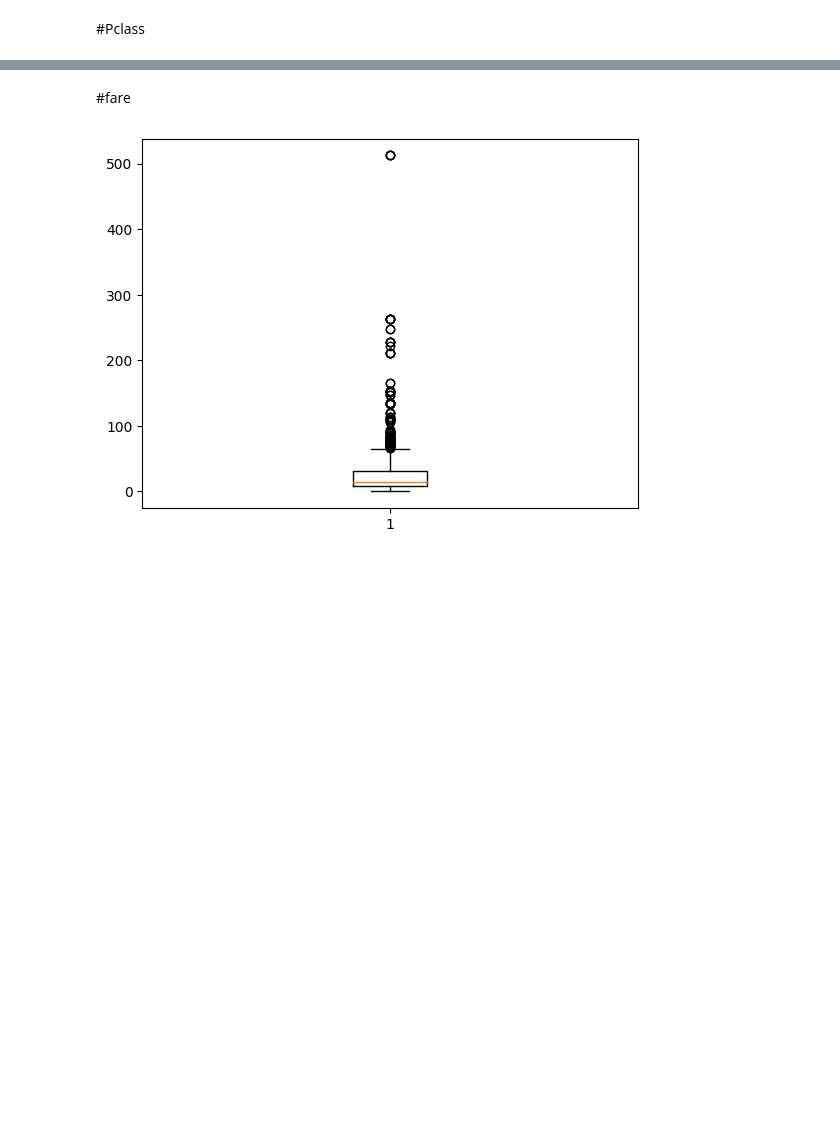
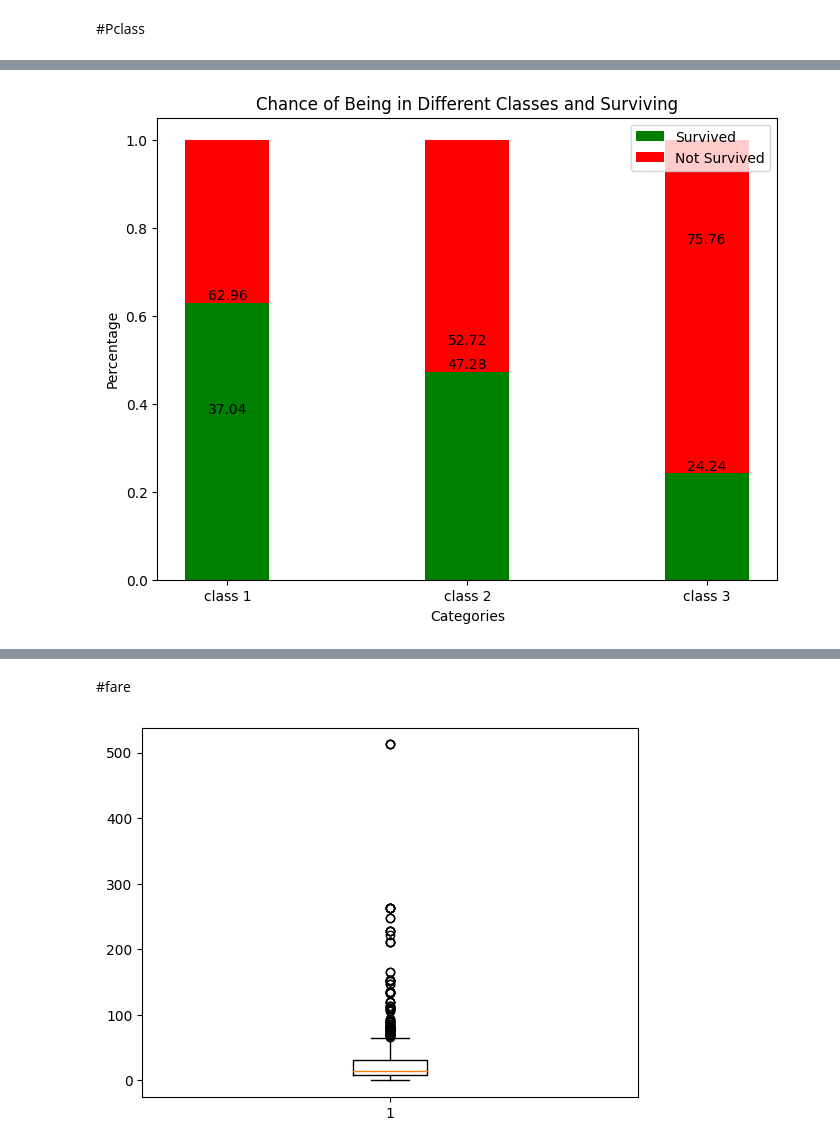
Before and after one commit to NazaninSaadatMoghaddam1993/Titanik_kaggle_competition, a Jupyter notebook: titanic_analysis.ipynb, the cells around one changed output, grey strips where cells are left out. Saved outputs shown, nothing was run; the diff lists cells and outputs as text; code cells hidden in the pictures; blank space fills up the shorter version.

```diff
--- a/titanic_analysis.ipynb
+++ b/titanic_analysis.ipynb
@@ -149,0 +186,35 @@ chance of being a men in class 3 and survive 0.09572301425661914
+# %%
+import matplotlib.pyplot as plt
+import numpy as np
+
+categories = ['class 1', 'class 2', 'class 3']
+survived_values = [
+    len(data_f[(data_f['Pclass'] == 1) & (data_f['Survived'] == 1)]) / len(data_f[data_f['Pclass'] == 1]),
+    len(data_f[(data_f['Pclass'] == 2) & (data_f['Survived'] == 1)]) / len(data_f[data_f['Pclass'] == 2]),
+    len(data_f[(data_f['Pclass'] == 3) & (data_f['Survived'] == 1)]) / len(data_f[data_f['Pclass'] == 3])
+]
+
+not_survived_values = [1 - value for value in survived_values]  # Calculate percentage of non-survivors
+
+x = np.arange(len(categories))
+width = 0.35
+
+fig, ax = plt.subplots(figsize=(8, 6))
+bars1 = ax.bar(x, survived_values, width, label='Survived', color='green')
+bars2 = ax.bar(x, not_survived_values, width, label='Not Survived', color='red', bottom=survived_values)
+
+ax.set_xlabel('Categories')
+ax.set_ylabel('Percentage')
+ax.set_title('Chance of Being in Different Classes and Surviving')
+ax.set_xticks(x)
+ax.set_xticklabels(categories)
+ax.legend()
+
+
+for bar in bars1 + bars2:
+    yval = bar.get_height()
+    ax.text(bar.get_x() + bar.get_width()/2, yval, round(yval*100, 2), ha='center', va='bottom', fontsize=10, color='black')
+
+plt.show()
+# %% [output]
+[figure, added]
```
Also changed, not shown: parts of 16 cells of this notebook.
